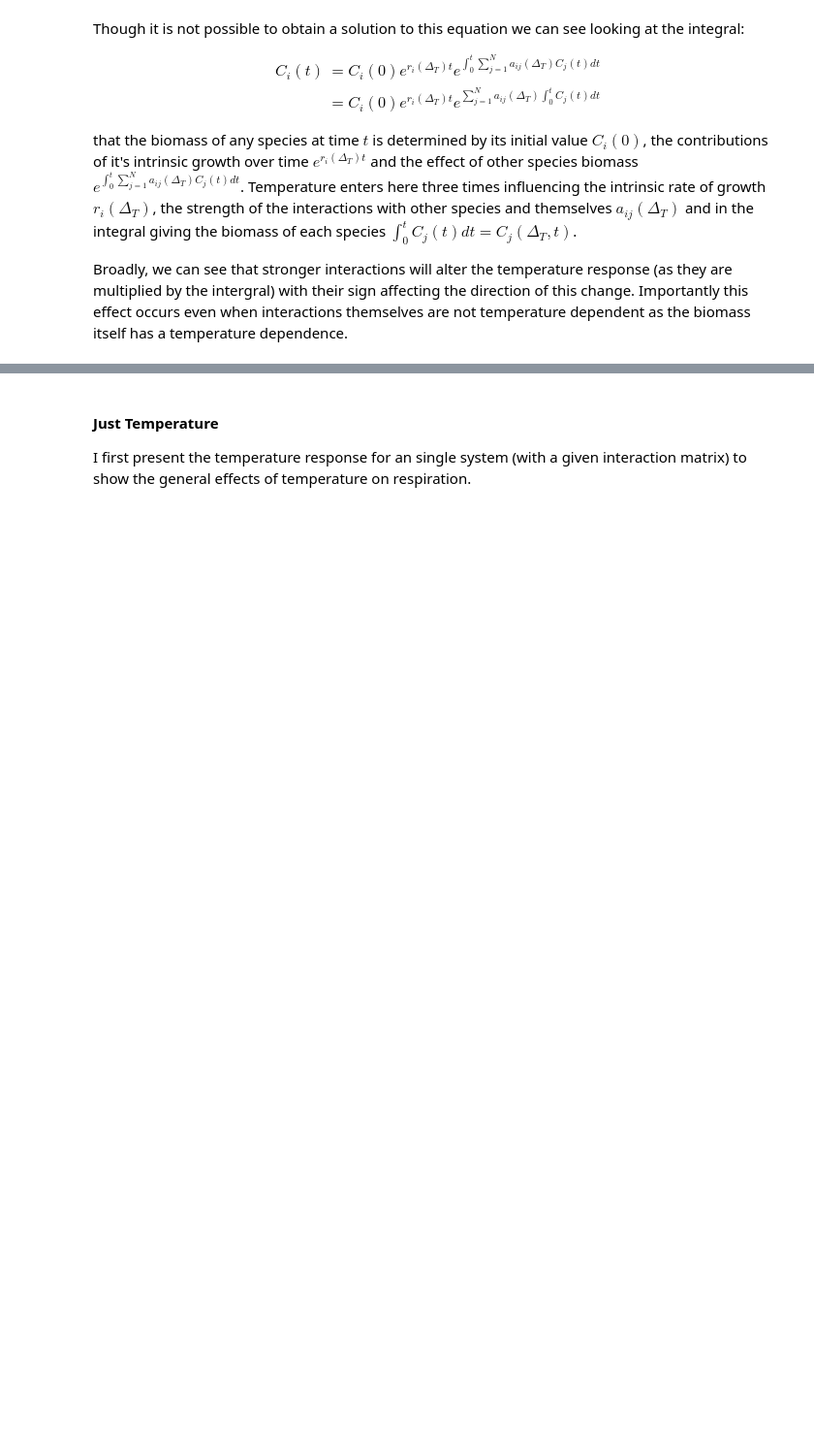
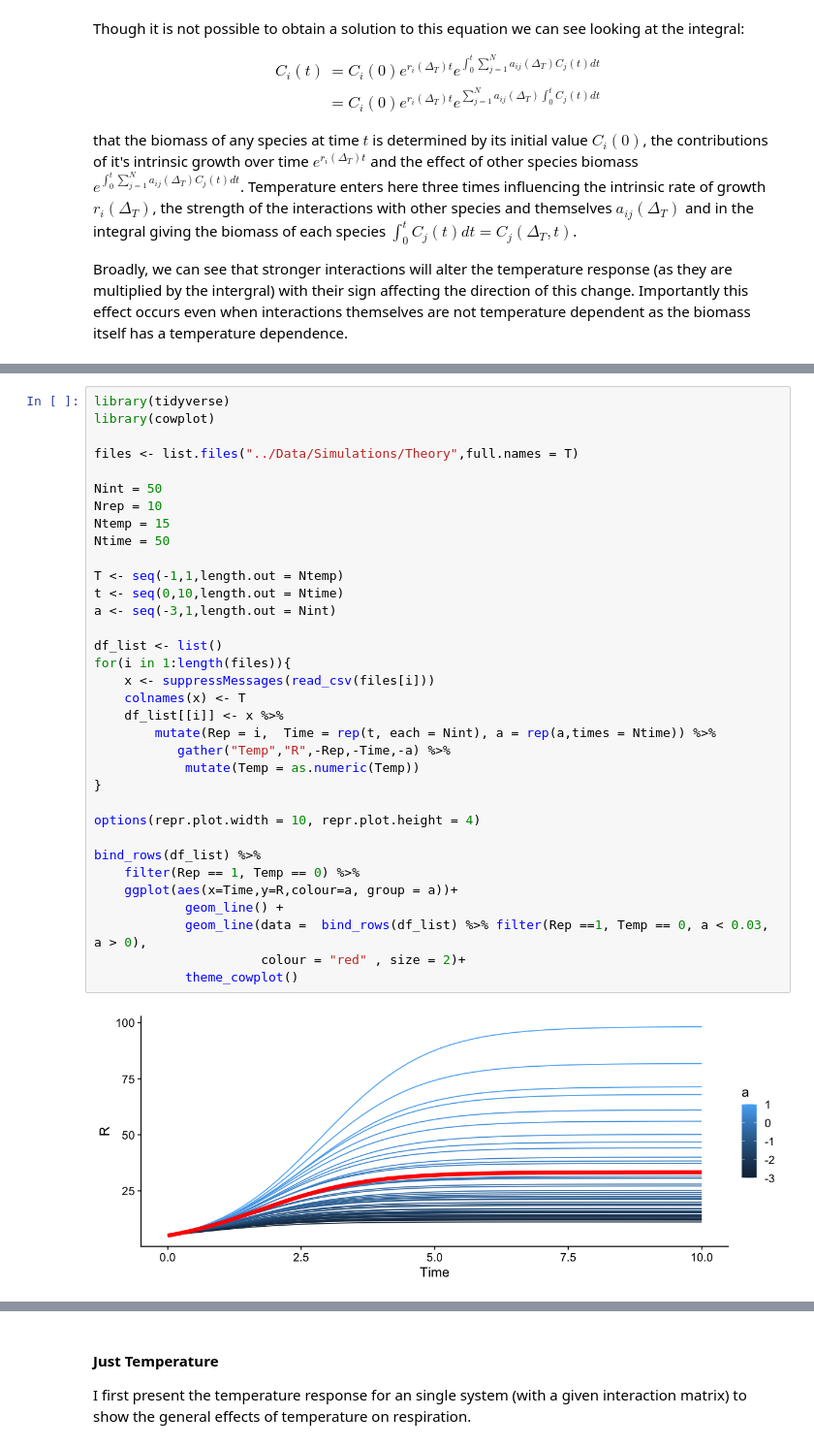
Before and after one commit to CleggTom/Bacterial_Interactions, a Jupyter notebook: notebooks/Model_notes.ipynb, the cells around one changed output, grey strips where cells are left out. Shown at 97% size. Cells and saved outputs as stored; diff of their text form; blank space fills up the shorter version.

```diff
--- a/notebooks/Model_notes.ipynb
+++ b/notebooks/Model_notes.ipynb
@@ -101,2 +97,38 @@ I start by looking at how the respiration in this system over time changes as we
+# %%
+library(tidyverse)
+library(cowplot)
+
+files <- list.files("../Data/Simulations/Theory",full.names = T)
+
+Nint = 50
+Nrep = 10
+Ntemp = 15
+Ntime = 50
+
+T <- seq(-1,1,length.out = Ntemp)
+t <- seq(0,10,length.out = Ntime)
+a <- seq(-3,1,length.out = Nint)
+
+df_list <- list()
+for(i in 1:length(files)){
+    x <- suppressMessages(read_csv(files[i]))
+    colnames(x) <- T
+    df_list[[i]] <- x %>%
+        mutate(Rep = i,  Time = rep(t, each = Nint), a = rep(a,times = Ntime)) %>%
+           gather("Temp","R",-Rep,-Time,-a) %>%
+            mutate(Temp = as.numeric(Temp))
+}
+
+options(repr.plot.width = 10, repr.plot.height = 4)
+
+bind_rows(df_list) %>%
+    filter(Rep == 1, Temp == 0) %>%
+    ggplot(aes(x=Time,y=R,colour=a, group = a))+
+            geom_line() +
+            geom_line(data =  bind_rows(df_list) %>% filter(Rep ==1, Temp == 0, a < 0.03, a > 0),
+                      colour = "red" , size = 2)+
+            theme_cowplot()
+# %% [output]
+[figure, added]
 # %% [markdown]
 ### Temperature
```
Also changed, not shown: parts of 47 cells of this notebook.
